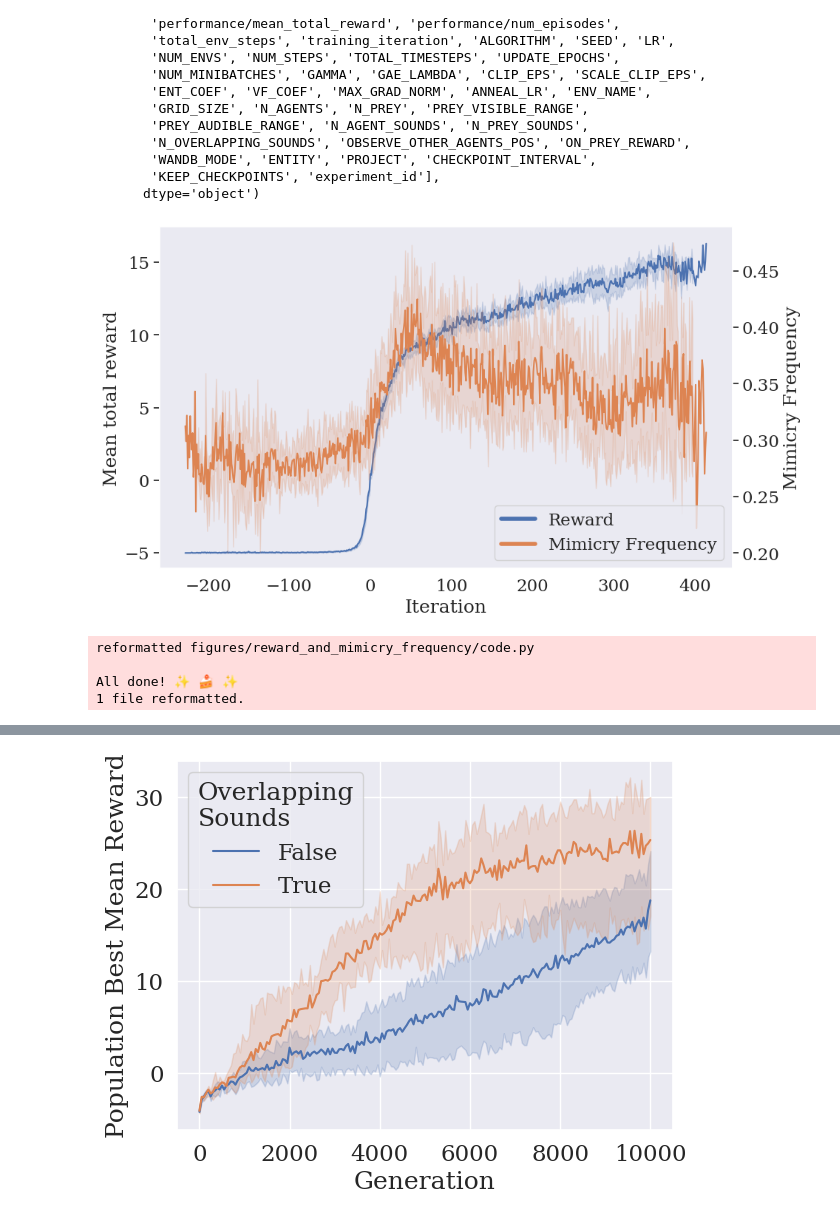
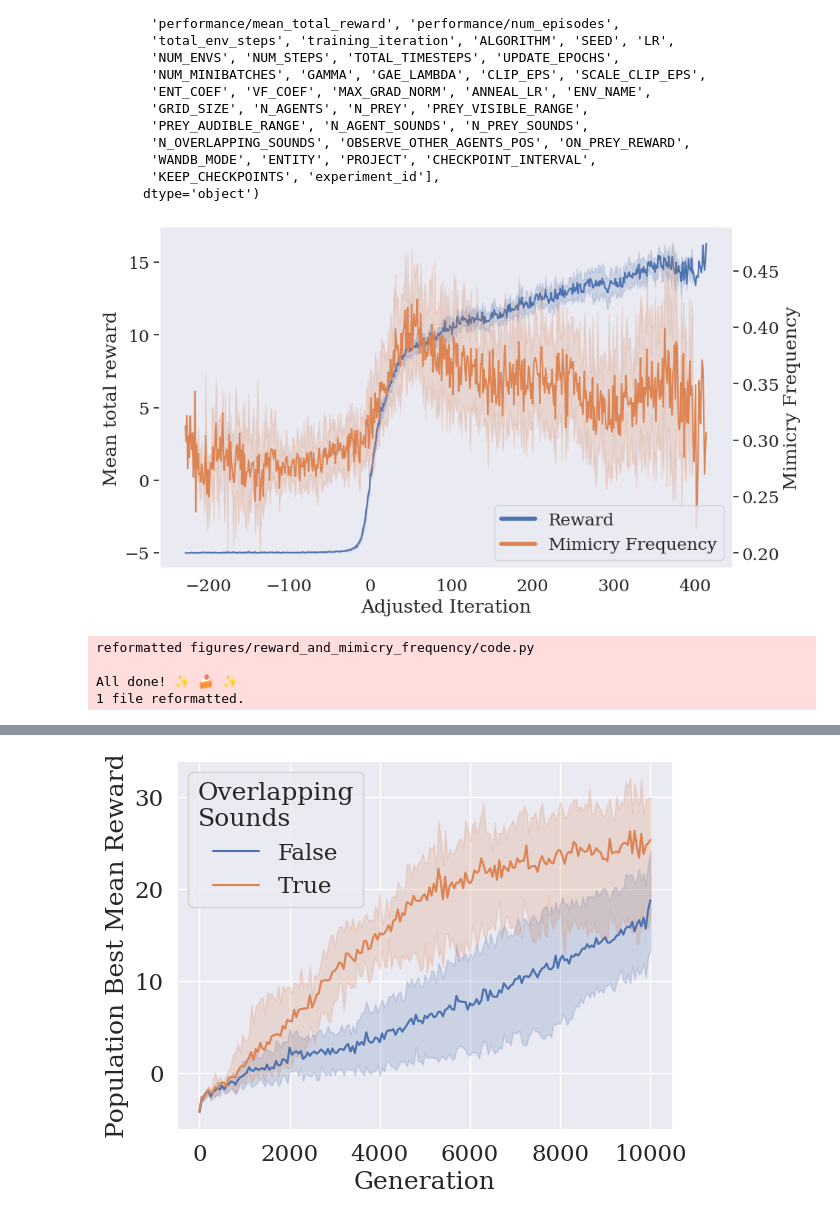
Before and after one commit to DylanCope/evo-comm, a Jupyter notebook: notebooks/Plots.ipynb, the cells around one changed output, grey strips where cells are left out. Saved outputs shown, nothing was run; the diff lists cells and outputs as text; code cells hidden in the pictures.

Commit message:
plot and param adjustments

```diff
--- a/notebooks/Plots.ipynb
+++ b/notebooks/Plots.ipynb
@@ -88,35 +88,35 @@ def plot_reward_and_mimicry_frequency(adjusted_df):
                 color=sns.color_palette()[1],
                 ax=twin_ax)
 
     sns.lineplot(data=adjusted_df,
                 x='adjusted_iteration',
                 y='performance/mean_total_reward',
                 ax=ax)
 
 
-    ax.set_xlabel('Iteration')
+    ax.set_xlabel('Adjusted Iteration')
     ax.set_ylabel('Mean total reward')
     twin_ax.set_ylabel('Mimicry Frequency')
 
     ax.grid(False)
     twin_ax.grid(False)
 
     custom_lines = [Line2D([0], [0], color=sns.color_palette()[0], lw=4),
                     Line2D([0], [0], color=sns.color_palette()[1], lw=4)]
 
     twin_ax.legend(custom_lines,
                    ['Reward', 'Mimicry Frequency'],
                    loc='lower right')
 
 
 save_reproducible_figure(
     'reward_and_mimicry_frequency',
     adjusted_df,
     plot_reward_and_mimicry_frequency,
     show=True
 )
 # %% [output]
-[figure, old version]
+[figure, new version]
 reformatted figures/reward_and_mimicry_frequency/code.py
 
 All done! ✨ 🍰 ✨
```
Also changed, not shown: parts of 2 cells of this notebook, 7 other files.
